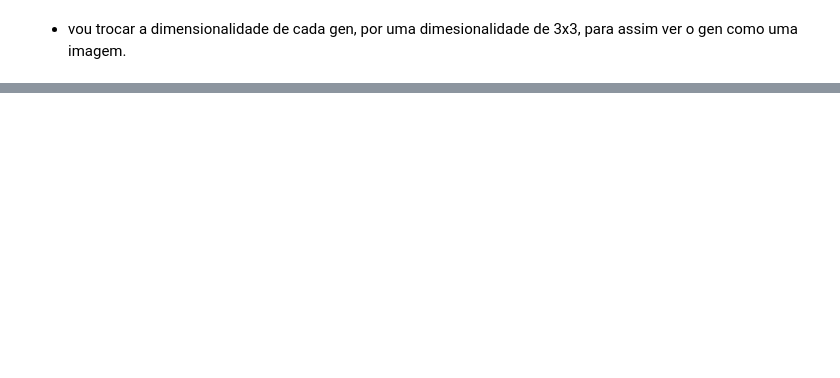
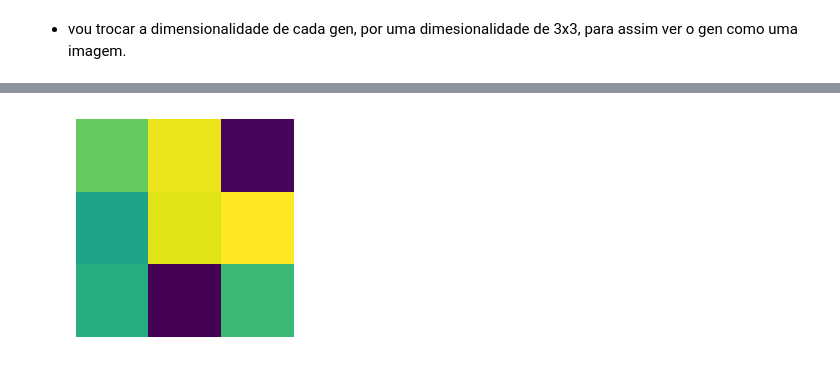
Before and after one commit to ejrueda/MasterUFPA, a Jupyter notebook: Proyectos/BioInformática/GANs-genoma.ipynb, the cells around one changed output, grey strips where cells are left out. Saved outputs shown, nothing was run; the diff lists cells and outputs as text; code cells hidden in the pictures; blank space fills up the shorter version.

```diff
--- a/Proyectos/BioInformática/GANs-genoma.ipynb
+++ b/Proyectos/BioInformática/GANs-genoma.ipynb
@@ -173,0 +199,6 @@ class GANs():
+# %%
+img_p = gan.G.predict(np.random.normal(0,1,(1,100)))
+plt.imshow(img_p.reshape(3,3));
+plt.axis("off");
+# %% [output]
+[figure, added]
```
Also changed, not shown: parts of 15 cells of this notebook.
